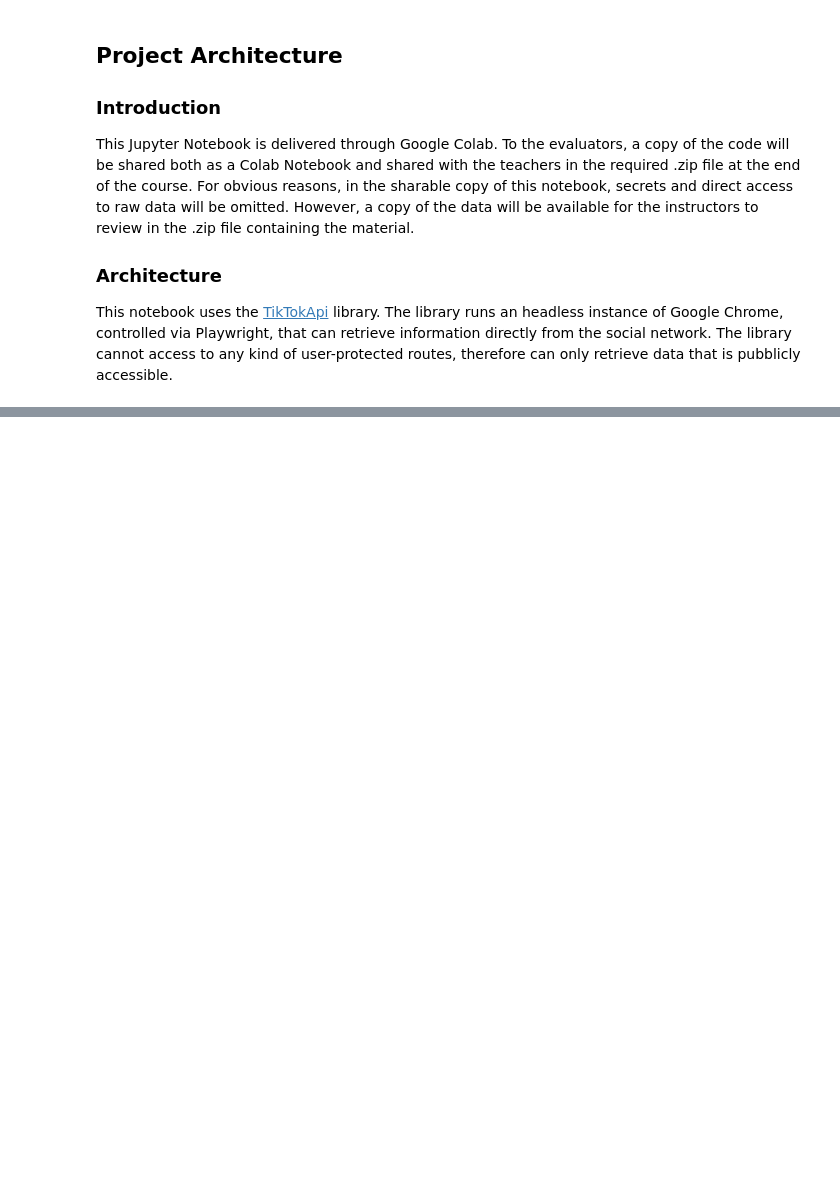
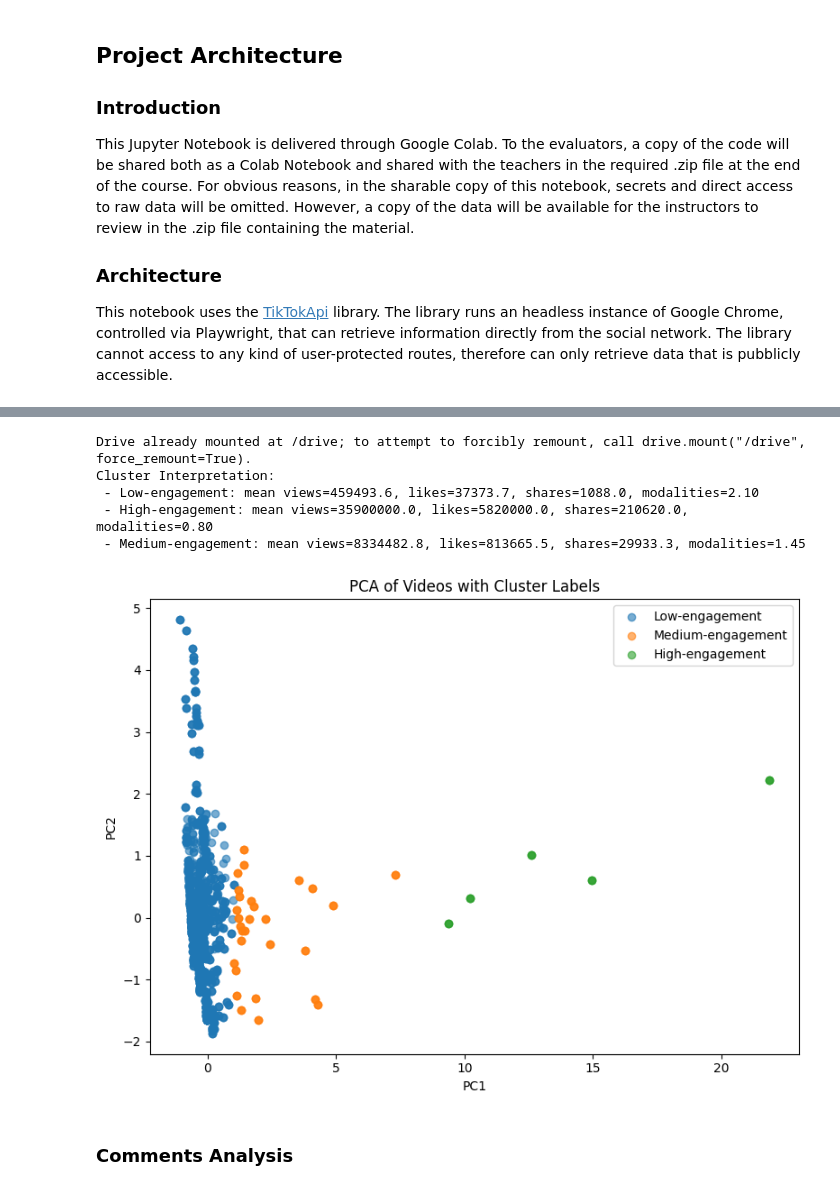
Before and after one commit to Frabat/CS6460-EdTech, a Jupyter notebook: EdTech_CS6460_Francesco_Battista.ipynb, the cells around one changed output, grey strips where cells are left out. Cells and saved outputs as stored; diff of their text form; code cells hidden in the pictures; blank space fills up the shorter version.

```diff
--- a/EdTech_CS6460_Francesco_Battista.ipynb
+++ b/EdTech_CS6460_Francesco_Battista.ipynb
@@ -145,0 +613,79 @@ print(formatted)
+# %%
+import pandas as pd
+import numpy as np
+import matplotlib.pyplot as plt
+from sklearn.decomposition import PCA
+from sklearn.cluster import KMeans
+from sklearn.preprocessing import StandardScaler
+
+# 1. Load cleaned data
+drive.mount('/drive')
+df = pd.read_csv('/drive/My Drive/EdTech_Final_Project_2025/cleaned_video_metadata.csv')
+
+# 2. Recompute num_modalities if missing
+if 'num_modalities' not in df.columns:
+    df['num_modalities'] = (
+        df['has_voiceiver'].astype(int) +
+        df['has_subtitles'].astype(int) +
+        df['has_graphics'].astype(int)
+    )
+
+# 3. Select features for PCA/clustering
+features = [
+    'stats_playCount', 'stats_diggCount', 'stats_shareCount',
+    'video_duration', 'authorStats_followerCount', 'num_modalities'
+]
+X = df[features].fillna(0).astype(float)
+
+# 4. Standardize features
+scaler = StandardScaler()
+X_scaled = scaler.fit_transform(X)
+
+# 5. PCA to 2 components
+pca = PCA(n_components=2, random_state=42)
+pcs = pca.fit_transform(X_scaled)
+df['PC1'], df['PC2'] = pcs[:, 0], pcs[:, 1]
+
+# 6. K-Means clustering
+kmeans = KMeans(n_clusters=3, random_state=42)
+df['cluster'] = kmeans.fit_predict(pcs)
+
+# 7. Compute cluster means for interpretation
+cluster_means = df.groupby('cluster')[features].mean().reset_index()
+
+# 8. Label clusters by mean playCount (Low, Medium, High)
+order = cluster_means.sort_values('stats_playCount')['cluster'].tolist()
+label_map = {order[0]: 'Low-engagement', order[1]: 'Medium-engagement', order[2]: 'High-engagement'}
+df['cluster_label'] = df['cluster'].map(label_map)
+
+# clusters_df = df[['id', 'cluster', 'cluster_label']]
+
+# 9. Print cluster interpretation
+print("Cluster Interpretation:")
+for i, row in cluster_means.iterrows():
+    label = label_map[row['cluster']]
+    print(f" - {label}: mean views={row['stats_playCount']:.1f}, "
+          f"likes={row['stats_diggCount']:.1f}, shares={row['stats_shareCount']:.1f}, "
+          f"modalities={row['num_modalities']:.2f}")
+
+# 10. Plot PCA scatter with cluster labels
+plt.figure(figsize=(8,6))
+for label in df['cluster_label'].unique():
+    mask = df['cluster_label'] == label
+    plt.scatter(df.loc[mask, 'PC1'], df.loc[mask, 'PC2'], label=label, alpha=0.6)
+plt.xlabel('PC1')
+plt.ylabel('PC2')
+plt.title('PCA of Videos with Cluster Labels')
+plt.legend()
+plt.tight_layout()
+plt.show()
+df.to_csv('/drive/My Drive/EdTech_Final_Project_2025/video_metadata_with_clustering.csv')
+# %% [output]
+Drive already mounted at /drive; to attempt to forcibly remount, call drive.mount("/drive", force_remount=True).
+Cluster Interpretation:
+ - Low-engagement: mean views=459493.6, likes=37373.7, shares=1088.0, modalities=2.10
+ - High-engagement: mean views=35900000.0, likes=5820000.0, shares=210620.0, modalities=0.80
+ - Medium-engagement: mean views=8334482.8, likes=813665.5, shares=29933.3, modalities=1.45
+[figure, added]
+# %% [markdown]
+### **Comments Analysis**
```
Also changed, not shown: parts of 47 cells of this notebook.
